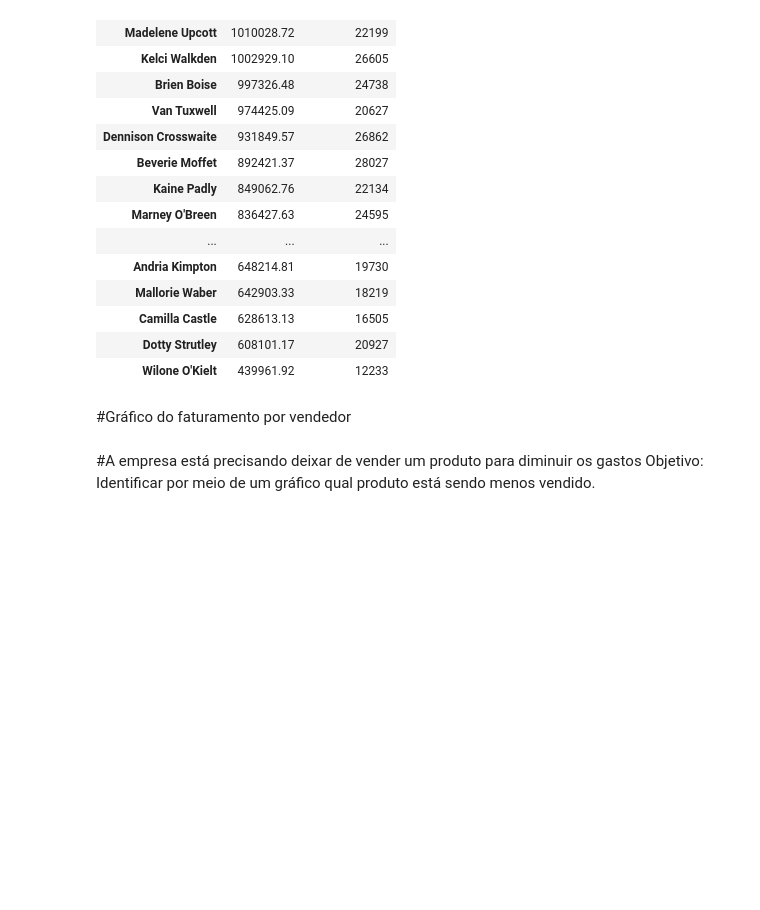
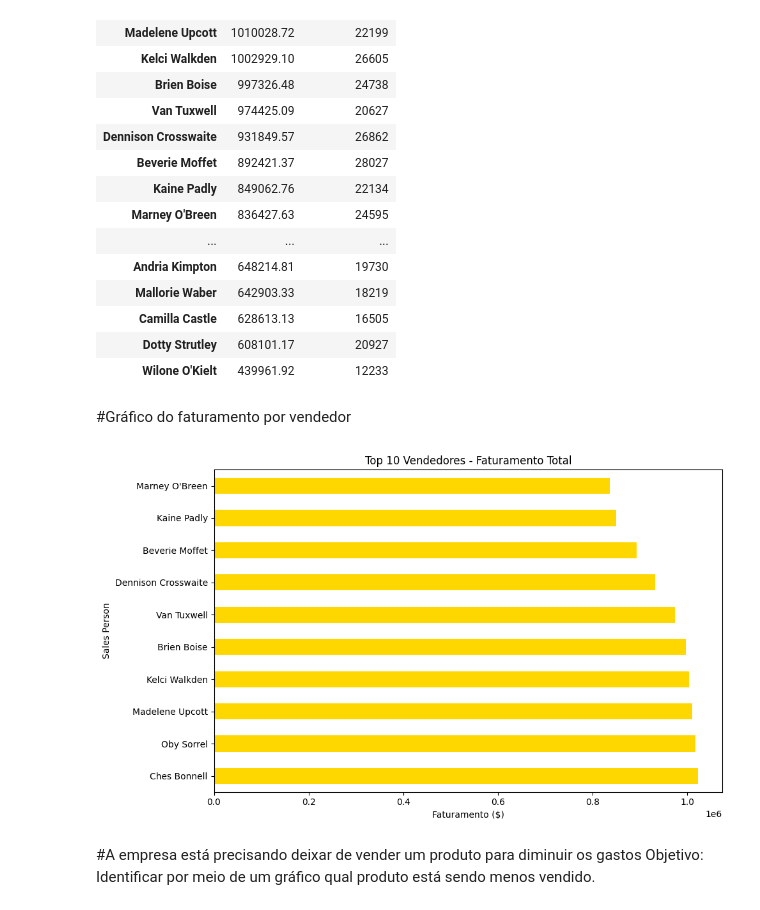
Before and after one commit to miguel-duque06/Analise_exploratoria-EDA, a Jupyter notebook: Analise__exploratoria.ipynb, the cells around one changed output. Cells and saved outputs as stored; diff of their text form; code cells hidden in the pictures; blank space fills up the shorter version.

```diff
--- a/Analise__exploratoria.ipynb
+++ b/Analise__exploratoria.ipynb
@@ -31,12 +32,9 @@ dados_chocolate['Amount'] = (
 Calculo das vendas por vendedor
 # %%
 faturamento_vendedor = dados_chocolate.groupby('Sales Person').agg({
-    'Amount': 'sum',           # Faturamento total
-    'Boxes Shipped': 'sum'     # Volume total
-}).round(2)
-
-# Ordena por faturamento (maior → menor)
-faturamento_vendedor = faturamento_vendedor.sort_values('Amount', ascending=False)
+    'Amount': 'sum',
+    'Boxes Shipped': 'sum'
+}).round(2).sort_values('Amount', ascending=False)
 # %%
 faturamento_vendedor
 # %% [output]
@@ -65,3 +61,13 @@ faturamento_vendedor.plot(kind = 'bar', figsize= (14,10), color = 'gray', xlabel
+# %%
+faturamento_top = faturamento_vendedor['Amount'].nlargest(10)
+
+faturamento_top.plot(kind='barh', figsize=(10,6), color='gold')
+plt.title('Top 10 Vendedores - Faturamento Total')
+plt.xlabel('Faturamento ($)')
+plt.tight_layout()
+plt.show()
+# %% [output]
+[figure, added]
 # %% [markdown]
 #A empresa está precisando deixar de vender um produto para diminuir os gastos
 Objetivo: Identificar por meio de um gráfico qual produto está sendo menos vendido.
```
Also changed, not shown: parts of 11 cells of this notebook.
